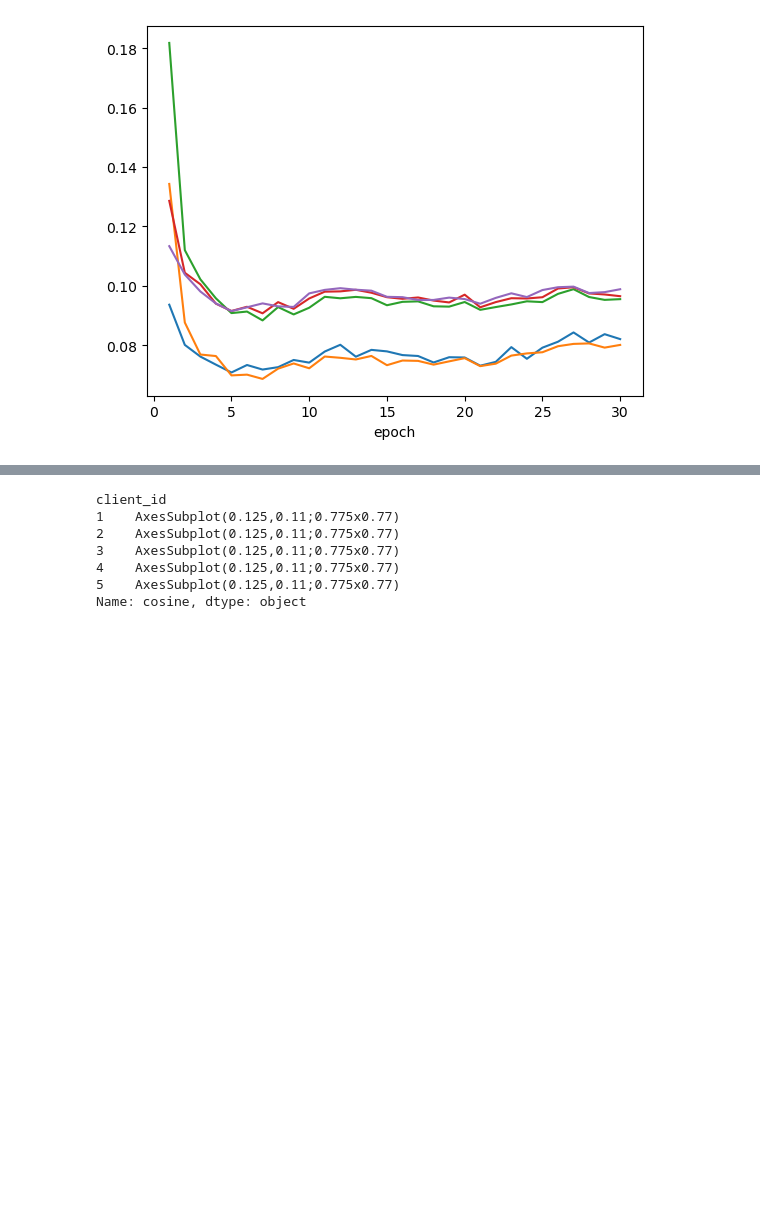
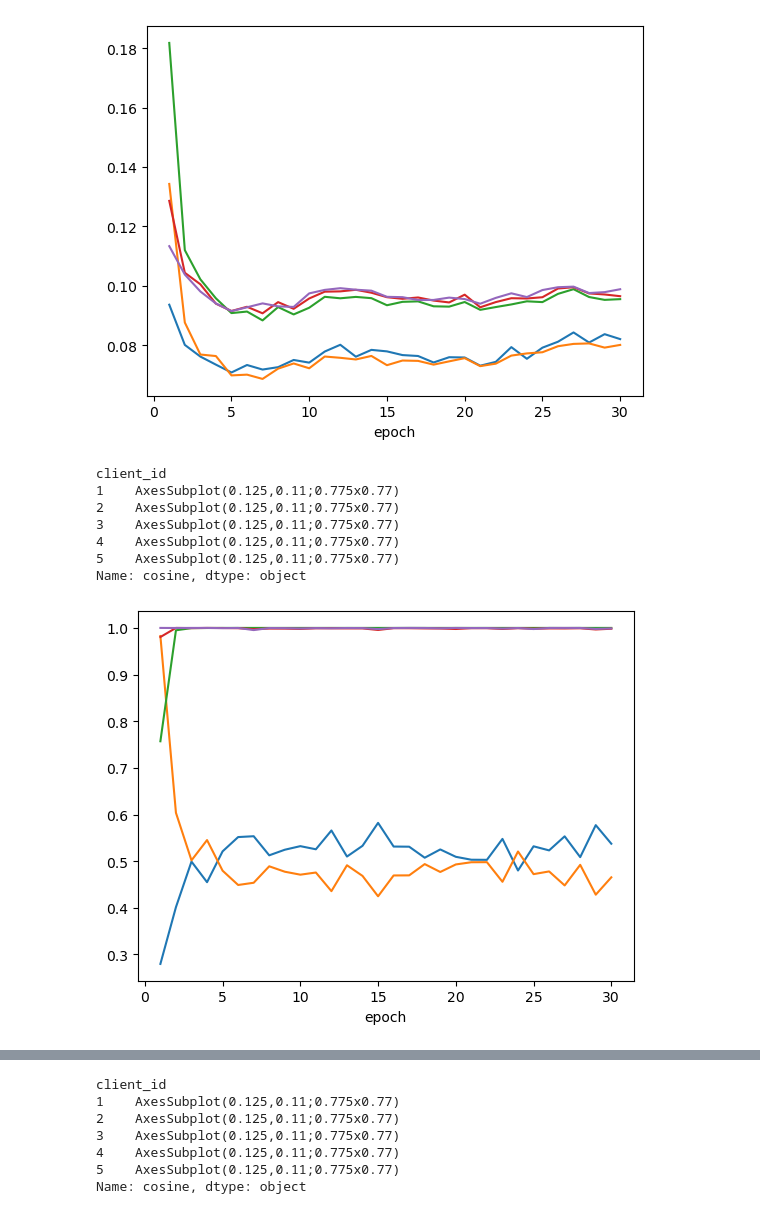
Before and after one commit to a-ayad/Split_ECG_Classification, a Jupyter notebook: analysis.ipynb, the cells around one changed output, grey strips where cells are left out. Drawn from its saved outputs; the diff is of its cells as text; code cells hidden in the pictures; blank space fills up the shorter version.

```diff
--- a/analysis.ipynb
+++ b/analysis.ipynb
@@ -273,8 +276,2 @@ def gaussian_kernel(d_ij, sigma=1):
-# %%
-def medianAbsoluteDeviation(x):
-    med = x[similarities].median()
-    # ad = abs(x[similarities] - med)
-    # x[similarities] = ad / ad.sum()
-    x[similarities] = x[similarities] - med
-    x[similarities] = x[similarities].applymap(lambda x: gaussian_kernel(x, sigma=2))
-    return x
+# %%
+df_tmp = df_clients_global.copy()
@@ -280,0 +280,2 @@ def medianAbsoluteDeviation(x):
+# %%
+df_clients_global = df_tmp.copy()
@@ -280,0 +328,38 @@ def medianAbsoluteDeviation(x):
+# %%
+def medianAbsoluteDeviation(x, similarities):
+    dataset = x[similarities].values
+
+    # Step 1: Calculate the median
+    median = np.median(dataset)
+
+    # Step 2: Compute the MAD
+    mad = np.median(np.abs(dataset - median))
+
+    # Step 3: Calculate the squared Mahalanobis distance for each data point
+    mahalanobis_distances = ((dataset - median) / mad) ** 2
+
+    # Step 4: Normalize the squared Mahalanobis distances
+    normalized_contributions = 1 - mahalanobis_distances / np.sum(mahalanobis_distances)
+
+    x[similarities] = normalized_contributions
+
+    return x
+# %%
+similarity = "cosine"
+df_ratio = df_clients_global.merge(lc, on=["epoch", "client_id"])
+df_ratio = df_ratio.groupby("epoch").apply(lambda x: normalize(x, [similarity, "loss"]))
+df_ratio[similarity] = (1 / df_ratio[similarity]).multiply(df_ratio["loss"], axis=0)
+
+df_ratio = df_ratio.groupby("epoch").apply(lambda x: medianAbsoluteDeviation(x, similarities=[similarity]))
+df_ratio.reset_index(inplace=True)
+df_ratio.set_index("epoch", inplace=True)
+df_ratio.groupby("client_id")[similarity].plot()
+# %% [output]
+client_id
+1    AxesSubplot(0.125,0.11;0.775x0.77)
+2    AxesSubplot(0.125,0.11;0.775x0.77)
+3    AxesSubplot(0.125,0.11;0.775x0.77)
+4    AxesSubplot(0.125,0.11;0.775x0.77)
+5    AxesSubplot(0.125,0.11;0.775x0.77)
+Name: cosine, dtype: object
+[figure, added]
```
Also changed, not shown: parts of 16 cells of this notebook, 11 other files.
